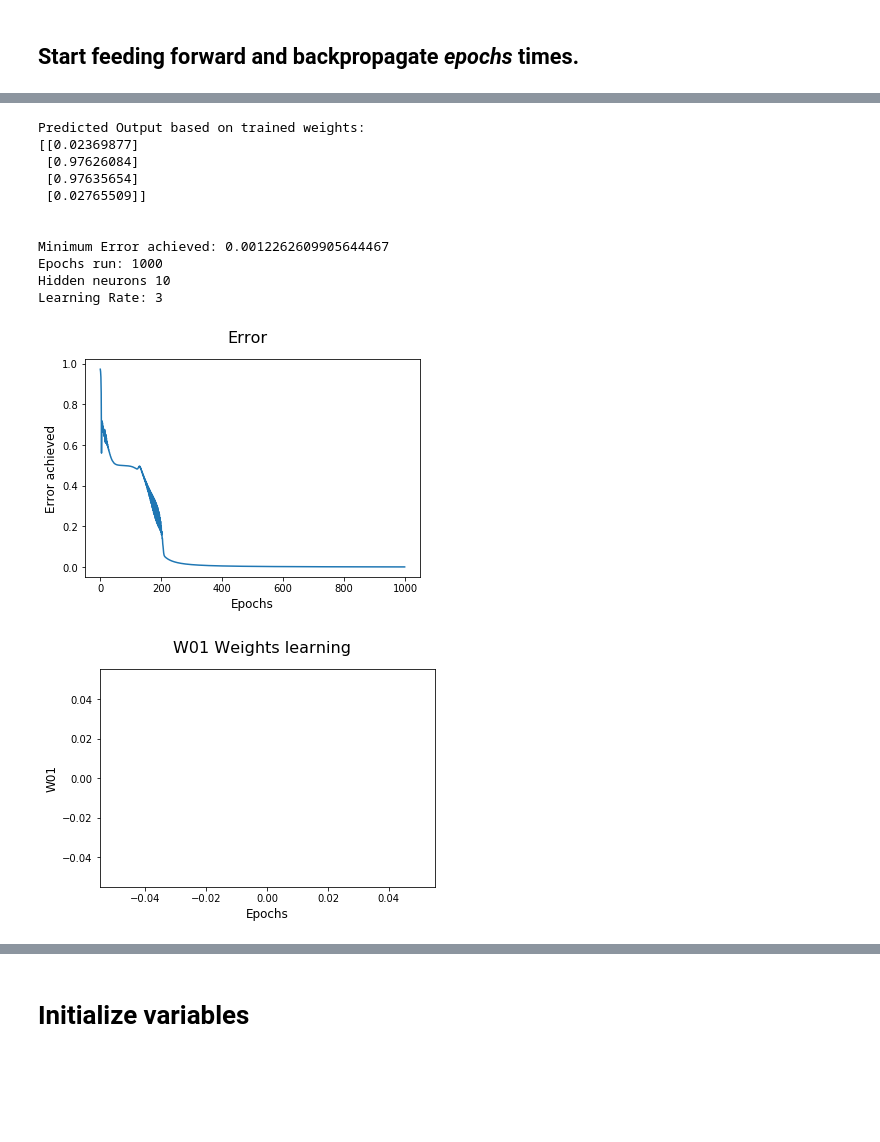
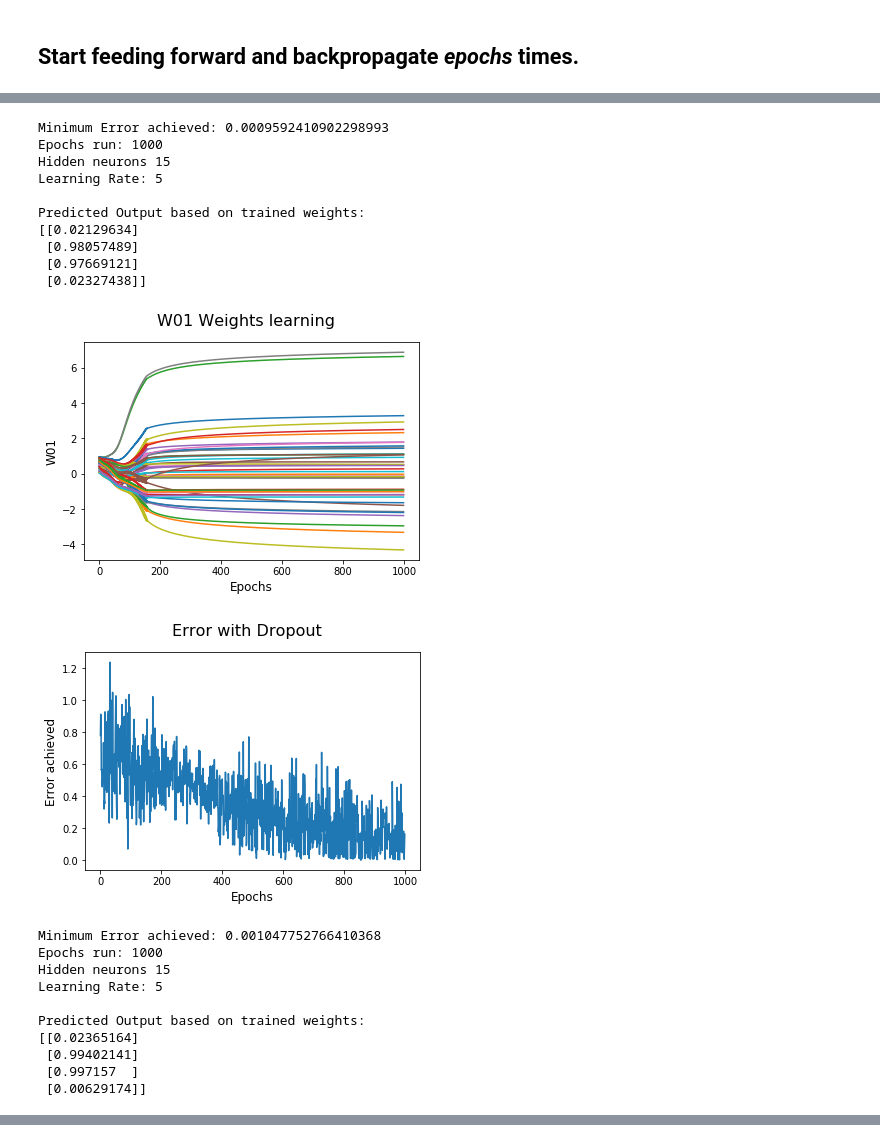
Before and after one commit to etzimopoulos/COURSE-DSDJ-Zero-to-Deep-Dive-ML, a Jupyter notebook: Week 4 HW - XOR Neural Network_refactoringNNtoClassObject.ipynb, the cells around one changed output, grey strips where cells are left out. Drawn from its saved outputs; the diff is of its cells as text; code cells hidden in the pictures; blank space fills up the shorter version.

```diff
--- a/Week 4 HW - XOR Neural Network_refactoringNNtoClassObject.ipynb
+++ b/Week 4 HW - XOR Neural Network_refactoringNNtoClassObject.ipynb
@@ -32,7 +32,7 @@ eta = 3
 hidden = 10
 
 # Drop out rate probability (drp = 1 means no dropout)
-drp = 1
+drp = 0.5
 # %% [markdown]
 # Define NN Class and Functions
 # %%
@@ -198,27 +211,53 @@ class Neural_Network(object):
 
 # Initiating 2 NNs with the following function and input parameters
 # Neural_Network(eta, hidden, drp)
-NN = Neural_Network(eta, hidden, drp)
+
+# Neural Network without Dropout
+NN = Neural_Network(5, 15, 1)
+
+# Neural Network with Dropout
+NN1 = Neural_Network(5, 15, 0.5)
+
 for epoch in range(epochs):
     #Forward pass
-    a_o, a_h  = NN.feedforward(X,0, drp)
+    a_o, a_h  = NN.feedforward(X,0)
+    b_o, b_h  = NN1.feedforward(X,0)
 
     # Calculate the error
     a_o_error = ((1 / 2) * (np.power((a_o - y), 2)))
+    b_o_error = ((1 / 2) * (np.power((b_o - y), 2)))
 
     # Build error curve while learning
     E_o = NN.errorCurve(a_o_error)
+    E_o_1 = NN1.errorCurve(b_o_error)
+    E = [E_o, E_o_1]
 
-    # Train Neural Network and construct weights learning curve as it learns
-    NN.train(X, y, drp)
+    # Train Neural Networks and construct weights learning curve as it learns
+    NN.train(X, y)
     NN.weightsCurve
 
+    NN1.train(X, y)
+    NN1.weightsCurve
+
+# Neural Network without Dropout
 # Run prediction based on learned weights and Plot Error curve
+NN.plot(E_o)
 NN.predict(X)
-NN.plot(E_o)
 
-# Save Weights used for prediction
+# Build Weights curve using wxx_list and plot weights
+NN.weightsCurve()
+NN.plotWeights(epochs)
+
+# Neural Network WITH Dropout
+NN1.plot(E_o_1)
+NN1.predict(X)
+
+# Build Weights curve using wxx_list and plot weights
+NN1.weightsCurve()
+NN1.plotWeights(epochs)
+
+
+# Save ALL Weights used for prediction
 NN.saveWeights()
-# Plot Weights curve throughout learning
-NN.plotWeights(epochs)
+NN1.saveWeights()
 # %% [output]
@@ -225,13 +265,22 @@ NN.plotWeights(epochs)
+Minimum Error achieved: 0.0009592410902298993
+Epochs run: 1000
+Hidden neurons 15
+Learning Rate: 5
+
 Predicted Output based on trained weights:
-[[0.02369877]
- [0.97626084]
- [0.97635654]
- [0.02765509]]
-
-
-Minimum Error achieved: 0.0012262609905644467
-Epochs run: 1000
-Hidden neurons 10
-Learning Rate: 3
+[[0.02129634]
+ [0.98057489]
+ [0.97669121]
+ [0.02327438]]
-[figure, old version]
-[figure, old version]
+[figure, new version]
+[figure, added]
+Minimum Error achieved: 0.001047752766410368
+Epochs run: 1000
+Hidden neurons 15
+Learning Rate: 5
+
+Predicted Output based on trained weights:
+[[0.02365164]
+ [0.99402141]
+ [0.997157  ]
+ [0.00629174]]
@@ -238,2 +287,0 @@ Learning Rate: 3
-# %% [markdown]
-# Initialize variables
```
Also changed, not shown: parts of 7 cells of this notebook, 5 other files.
